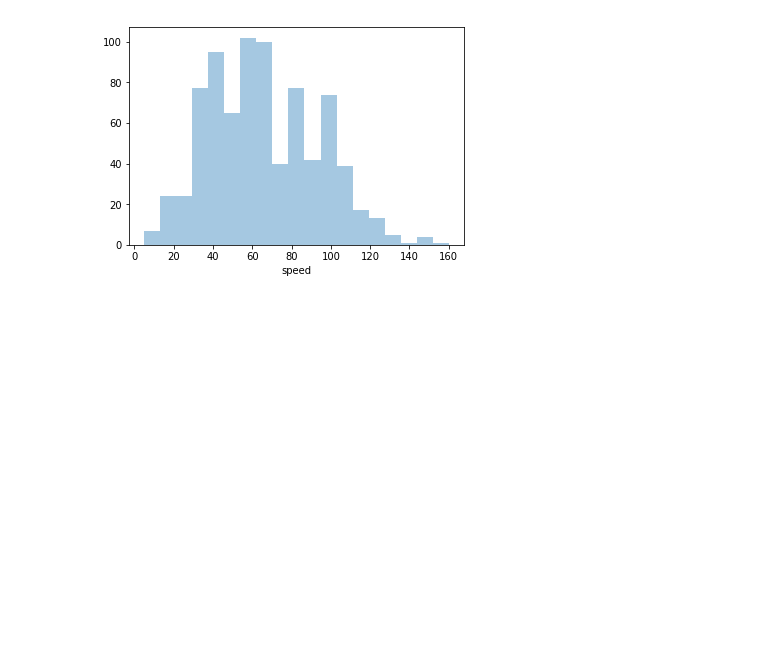
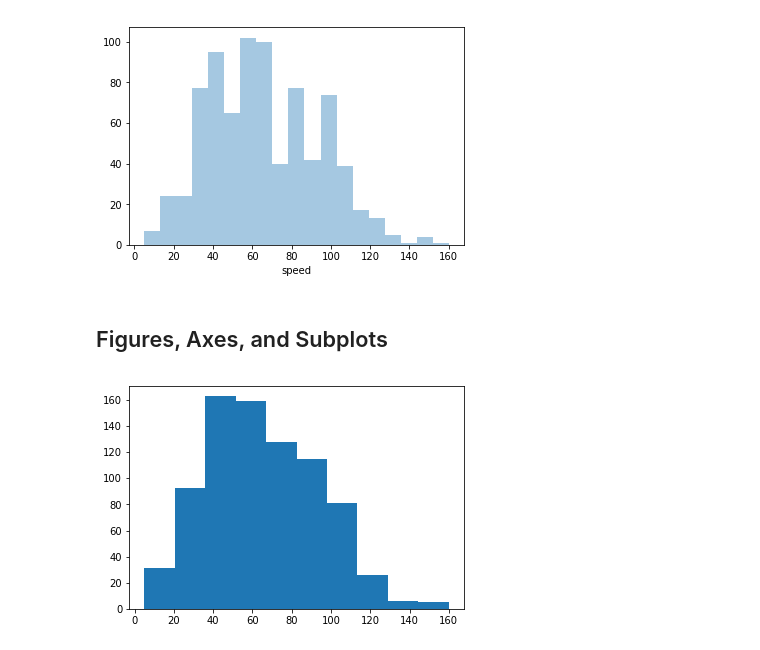
Before and after one commit to iRaied/Project_5_3_Pokemon, a Jupyter notebook: pokemon.ipynb, the cells around one changed output. Saved outputs shown, nothing was run; the diff lists cells and outputs as text; code cells hidden in the pictures; blank space fills up the shorter version.

Commit message:
plot with axis transform

```diff
--- a/pokemon.ipynb
+++ b/pokemon.ipynb
@@ -274,3 +274,11 @@ sb.distplot(pokemon['speed'], kde=False)
 # %% [output]
 <matplotlib.axes._subplots.AxesSubplot at 0x...>
 [figure]
+# %% [markdown]
+## Figures, Axes, and Subplots
+# %%
+fig = plt.figure()
+ax = fig.add_axes([.125, .125, .775, .775])
+ax.hist(data = pokemon, x = 'speed');
+# %% [output]
+[figure, added]
```
Also changed, not shown: parts of 23 cells of this notebook.
